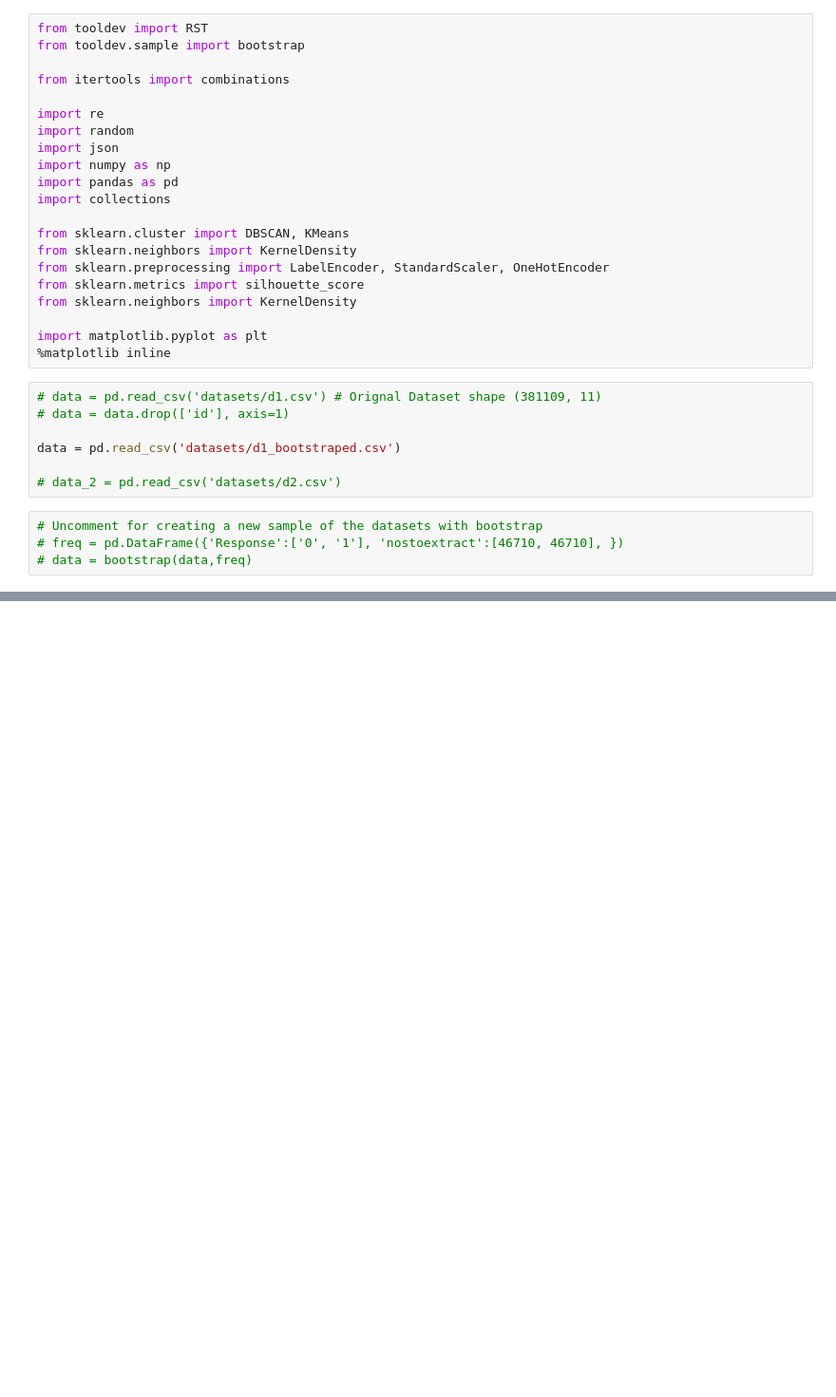
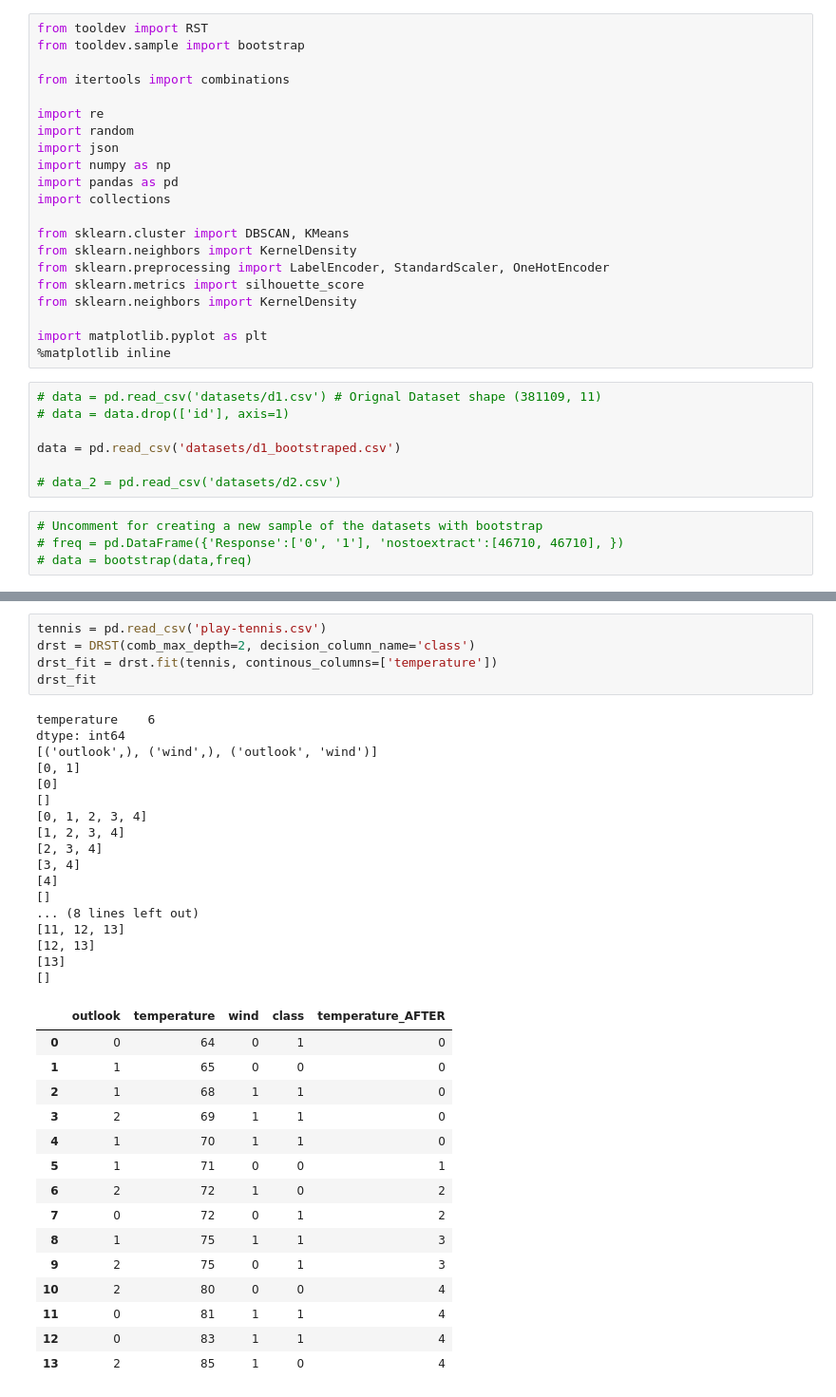
Before and after one commit to atf98/An-Efficient-Discretization-Algorithm-Using-Rough-Set-Theory, a Jupyter notebook: model.ipynb, the cells around one changed output, grey strips where cells are left out. Shown at 95% size. Saved outputs shown, nothing was run; the diff lists cells and outputs as text; blank space fills up the shorter version.

```diff
--- a/model.ipynb
+++ b/model.ipynb
@@ -414,0 +442,38 @@ dtype: int64
+# %%
+tennis = pd.read_csv('play-tennis.csv')
+drst = DRST(comb_max_depth=2, decision_column_name='class')
+drst_fit = drst.fit(tennis, continous_columns=['temperature'])
+drst_fit
+# %% [output]
+temperature    6
+dtype: int64
+[('outlook',), ('wind',), ('outlook', 'wind')]
+[0, 1]
+[0]
+[]
+[0, 1, 2, 3, 4]
+[1, 2, 3, 4]
+[2, 3, 4]
+[3, 4]
+[4]
+[]
+... (8 lines left out)
+[11, 12, 13]
+[12, 13]
+[13]
+[]
+|  | outlook | temperature | wind | class | temperature_AFTER |
+| 0 | 0 | 64 | 0 | 1 | 0 |
+| 1 | 1 | 65 | 0 | 0 | 0 |
+| 2 | 1 | 68 | 1 | 1 | 0 |
+| 3 | 2 | 69 | 1 | 1 | 0 |
+| 4 | 1 | 70 | 1 | 1 | 0 |
+| 5 | 1 | 71 | 0 | 0 | 1 |
+| 6 | 2 | 72 | 1 | 0 | 2 |
+| 7 | 0 | 72 | 0 | 1 | 2 |
+| 8 | 1 | 75 | 1 | 1 | 3 |
+| 9 | 2 | 75 | 0 | 1 | 3 |
+| 10 | 2 | 80 | 0 | 0 | 4 |
+| 11 | 0 | 81 | 1 | 1 | 4 |
+| 12 | 0 | 83 | 1 | 1 | 4 |
+| 13 | 2 | 85 | 1 | 0 | 4 |
```
Also changed, not shown: parts of 2 cells of this notebook, 16 other files.
